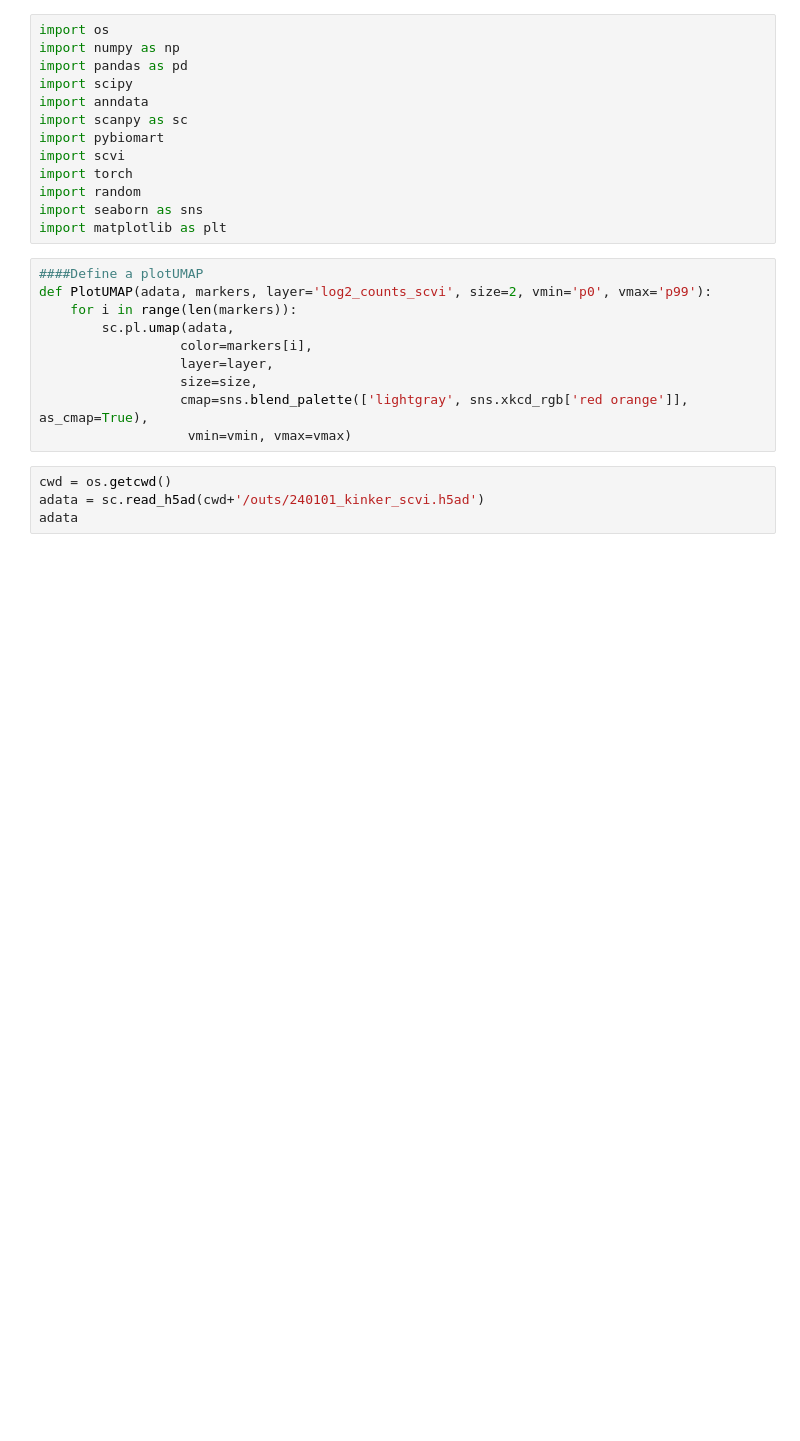
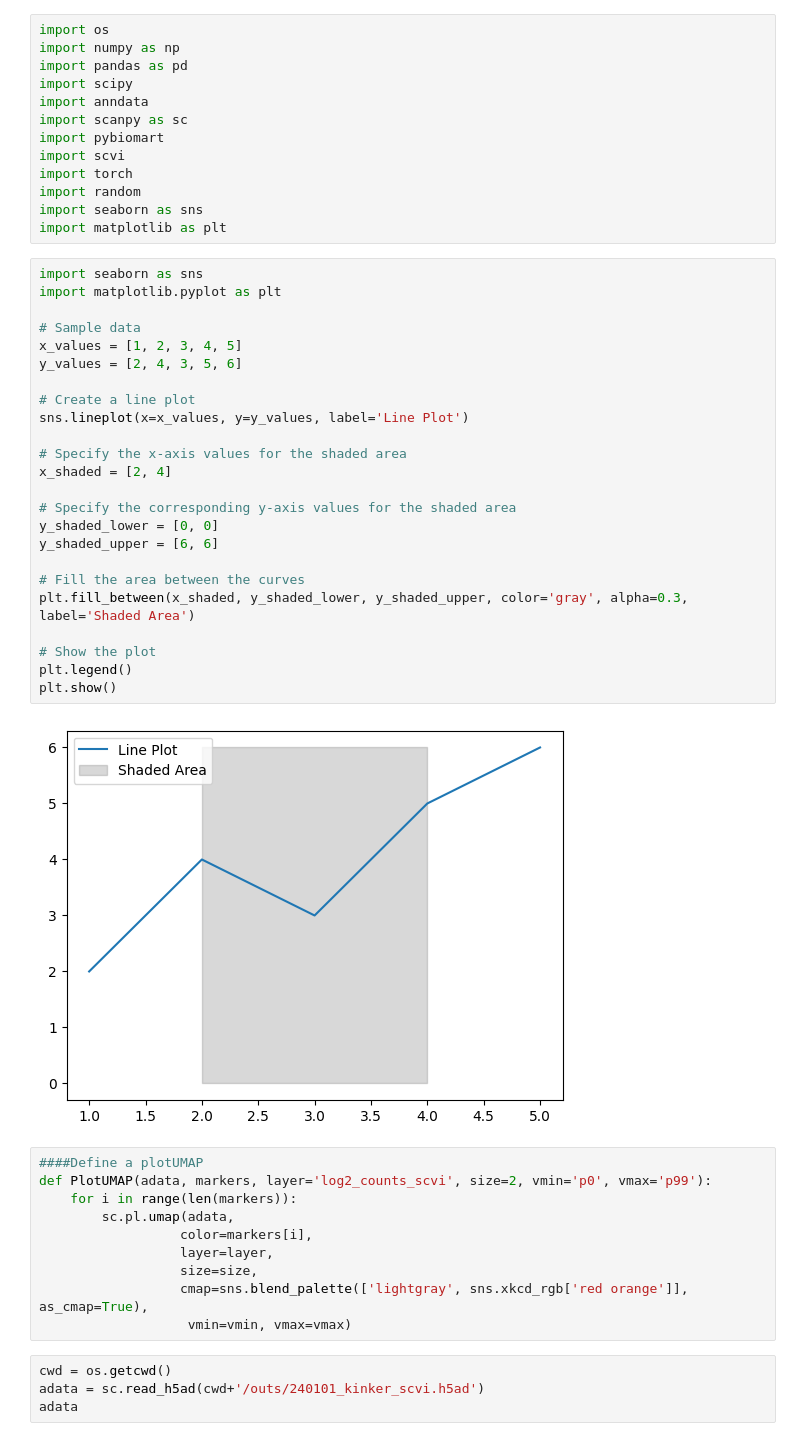
Before and after one commit to dbj2019/comp_bio_, a Jupyter notebook: 240102_kinker_figure1.ipynb, the cells around one changed output. Cells and saved outputs as stored; diff of their text form; blank space fills up the shorter version.

Commit message:
create a line plot

```diff
--- a/240102_kinker_figure1.ipynb
+++ b/240102_kinker_figure1.ipynb
@@ -11,6 +11,32 @@ import torch
 import random
 import seaborn as sns
 import matplotlib as plt
+# %%
+import seaborn as sns
+import matplotlib.pyplot as plt
+
+# Sample data
+x_values = [1, 2, 3, 4, 5]
+y_values = [2, 4, 3, 5, 6]
+
+# Create a line plot
+sns.lineplot(x=x_values, y=y_values, label='Line Plot')
+
+# Specify the x-axis values for the shaded area
+x_shaded = [2, 4]
+
+# Specify the corresponding y-axis values for the shaded area
+y_shaded_lower = [0, 0]
+y_shaded_upper = [6, 6]
+
+# Fill the area between the curves
+plt.fill_between(x_shaded, y_shaded_lower, y_shaded_upper, color='gray', alpha=0.3, label='Shaded Area')
+
+# Show the plot
+plt.legend()
+plt.show()
+# %% [output]
+[figure, added]
 # %%
 ####Define a plotUMAP
 def PlotUMAP(adata, markers, layer='log2_counts_scvi', size=2, vmin='p0', vmax='p99'):
```
Also changed, not shown: 1 other file.
